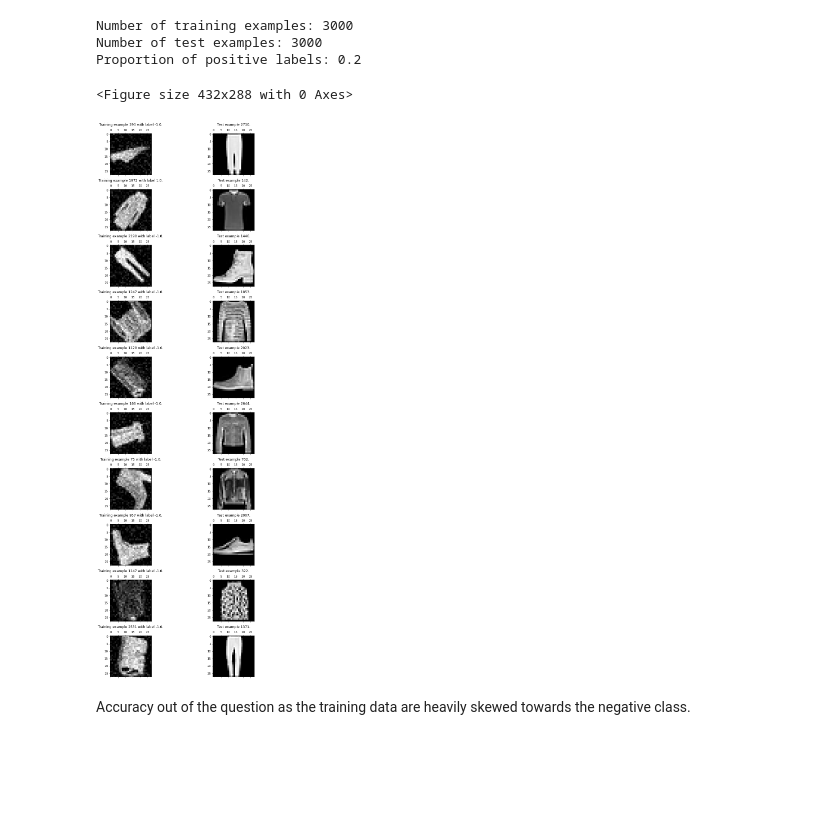
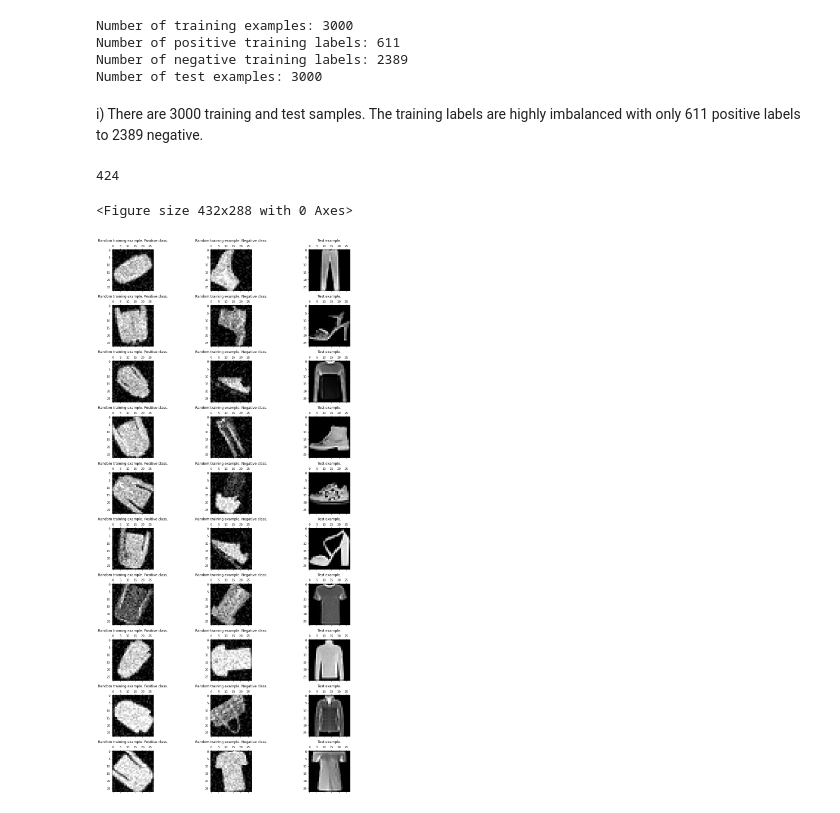
Before and after one commit to garry-cotton/CS909, a Jupyter notebook: 2023/A1/Assignment.ipynb, the cells around one changed output. Saved outputs shown, nothing was run; the diff lists cells and outputs as text; code cells hidden in the pictures; blank space fills up the shorter version.

```diff
--- a/2023/A1/Assignment.ipynb
+++ b/2023/A1/Assignment.ipynb
@@ -13,40 +17,57 @@ import os
 import matplotlib.pyplot as plt
 # %%
 # Data load
-Xtrain = np.loadtxt("Xtrain.csv")
-Ytrain = np.loadtxt("Ytrain.csv")
-Xtest = np.loadtxt("Xtest.csv")
+X_train = np.loadtxt("Xtrain.csv")
+Y_train = np.loadtxt("Ytrain.csv")
+X_test = np.loadtxt("Xtest.csv")
 
-n_train = Xtrain.shape[0]
-n_test = Xtest.shape[0]
-n_positive = np.sum(Ytrain == 1)
+# Dataset sizes
+n_train = X_train.shape[0]
+n_test = X_test.shape[0]
+n_positive = np.sum(Y_train == 1)
+n_negative = n_train - n_positive
 
 print("Number of training examples:", n_train)
+print("Number of positive training labels:", n_positive)
+print("Number of negative training labels:", n_negative)
 print("Number of test examples:", n_test)
-print("Proportion of positive labels:", round(n_positive / n_train, 2))
-
-Xtrain = Xtrain.reshape(n_train, 28, 28)
-Xtest = Xtest.reshape(n_test, 28, 28)
 # %% [output]
 Number of training examples: 3000
+Number of positive training labels: 611
+Number of negative training labels: 2389
 Number of test examples: 3000
-Proportion of positive labels: 0.2
+# %% [markdown]
+i) There are 3000 training and test samples. The training labels are highly imbalanced with only 611 positive labels to 2389 negative.
+# %%
+train_positive_idx.item()
+# %% [output]
+424
 # %%
+X_train = X_train.reshape(n_train, 28, 28)
+X_test = X_test.reshape(n_test, 28, 28)
+positives = Y_train == 1
+X_train_positive = X_train[positives]
+X_train_negative = X_train[np.logical_not(positives)]
+
 plt.gray()
-fig, axs = plt.subplots(10,2, figsize=(30,30))
-rand_select = np.round(rand(10, 2) * n_train, 0).astype(int)
+fig, axs = plt.subplots(10, 3, figsize=(30,30))
+rand_train_positive = np.round(rand(10, 1) * n_positive, 0).astype(int)
+rand_train_negative = np.round(rand(10, 1) * n_negative, 0).astype(int)
+rand_test = np.round(rand(10, 1) * n_test, 0).astype(int)
 
-for i, j in zip(range(10), rand_select):
-  train_rand = j[0]
-  test_rand = j[1]
-  axs[i, 0].matshow(Xtrain[train_rand])
-  axs[i, 0].set_title(f"Training example {train_rand} with label {Ytrain[train_rand]}.", pad=20)
-  axs[i, 1].matshow(Xtest[test_rand])
-  axs[i, 1].set_title(f"Test example {test_rand}.", pad=20)
+for i in range(10):
+  train_positive_idx = rand_train_positive[i].item()
+  train_negative_idx = rand_train_negative[i].item()
+  test_idx = rand_test[i].item()
+
+  axs[i, 0].matshow(X_train_positive[train_positive_idx])
+  axs[i, 0].set_title(f"Random training example. Positive class.", pad=20)
+  axs[i, 1].matshow(X_train_negative[train_negative_idx])
+  axs[i, 1].set_title(f"Random training example. Negative class.", pad=20)
+  axs[i, 2].matshow(X_test[test_idx])
+  axs[i, 2].set_title(f"Test example.", pad=20)
 
 fig.tight_layout(rect=[0, 0.03, 0.6, 0.95])
 # %% [output]
 <Figure size 432x288 with 0 Axes>
-[figure, old version]
+[figure, new version]
-# %% [markdown]
-Accuracy out of the question as the training data are heavily skewed towards the negative class.
```
Also changed, not shown: parts of 5 cells of this notebook.
